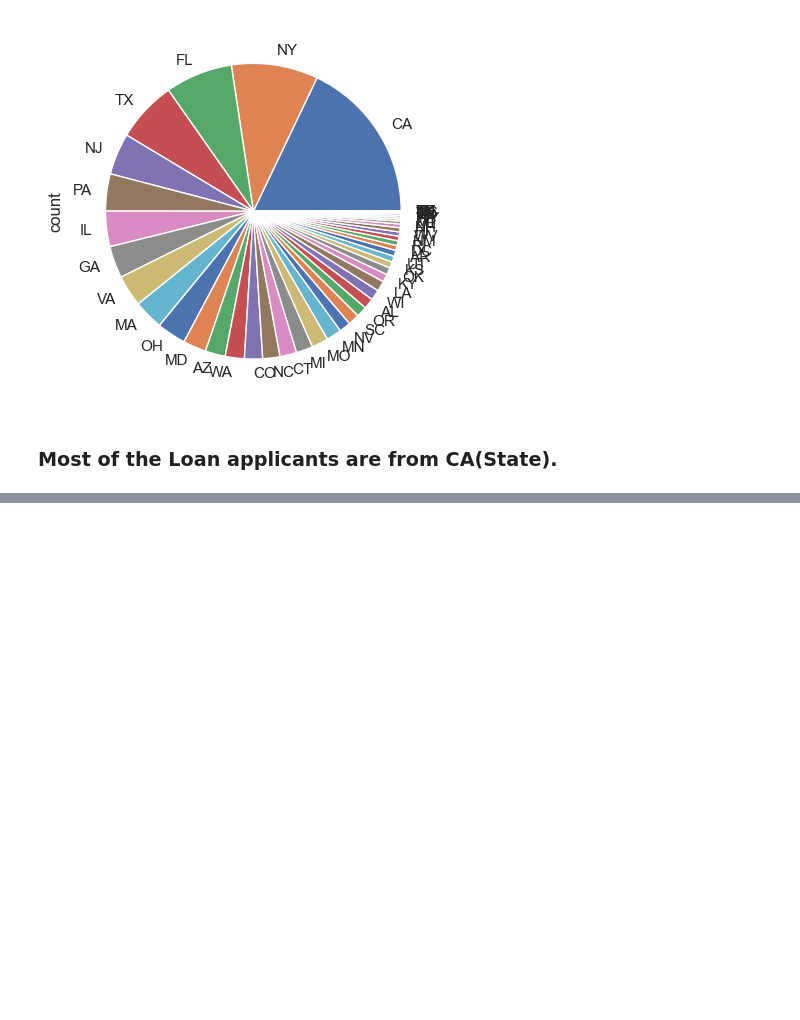
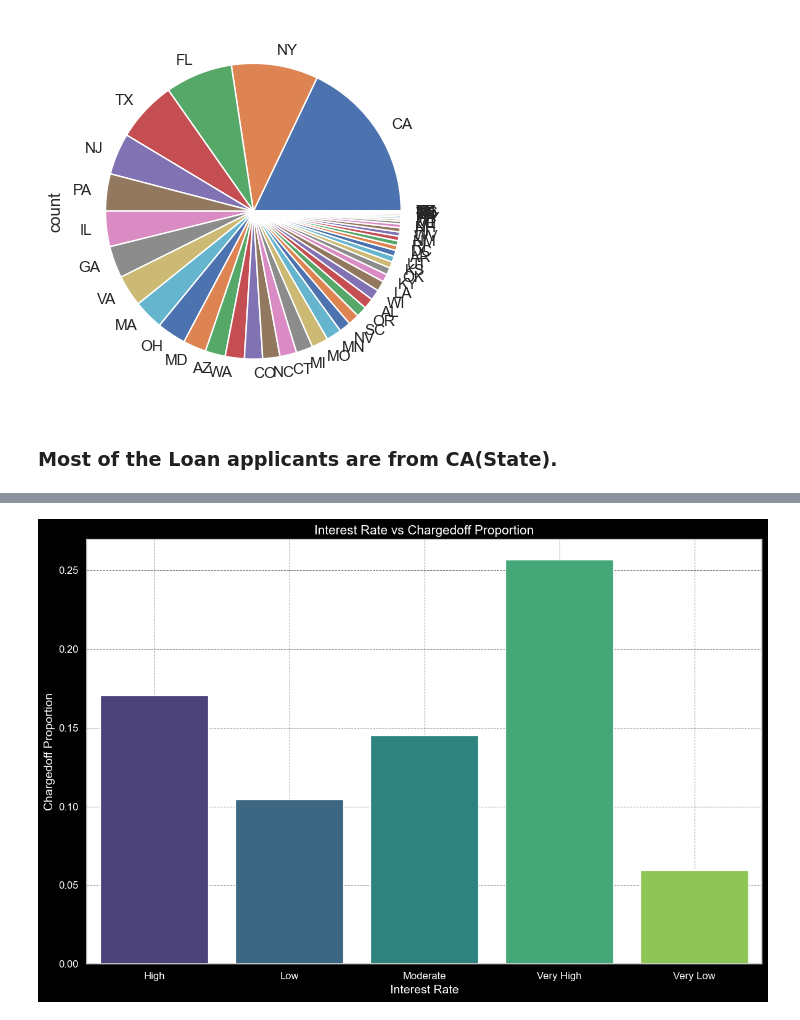
Before and after one commit to chandansharma10698/LendingClubCaseStudy, a Jupyter notebook: chandan_sharma_brk.ipynb, the cells around one changed output, grey strips where cells are left out. Saved outputs shown, nothing was run; the diff lists cells and outputs as text; code cells hidden in the pictures; blank space fills up the shorter version.

```diff
--- a/chandan_sharma_brk.ipynb
+++ b/chandan_sharma_brk.ipynb
@@ -964,0 +1021,7 @@ df_Loan['addr_state'].value_counts().plot(kind="pie")
+# %%
+#Bivariate Analysis on Intrest rate  against Chargedoff_Proportion -
+
+interest_vs_loan = df_Loan.groupby(['int_rate_b', 'loan_status']).loan_status.count().unstack().fillna(0).reset_index()
+interest_vs_loan['Total'] = interest_vs_loan['Charged Off']+ interest_vs_loan['Fully Paid']
+interest_vs_loan['Chargedoff_Proportion'] = interest_vs_loan['Charged Off'] / interest_vs_loan['Total']
+interest_vs_loan.sort_values('Chargedoff_Proportion', ascending=False)
@@ -964,0 +1035,27 @@ df_Loan['addr_state'].value_counts().plot(kind="pie")
+# %%
+def plot_interest_rate_vs_chargedoff(df):
+    # Create a subplot with a specific figure size and face color
+    fig, ax1 = plt.subplots(figsize=(12, 8), facecolor='black')  # Blue background
+
+    # Create the bar plot
+    sns.barplot(x='int_rate_b', y='Chargedoff_Proportion', data=df, ax=ax1, palette='viridis')
+
+    # Set the title and labels
+    ax1.set_title('Interest Rate vs Chargedoff Proportion', fontsize=15, color='white')
+    ax1.set_xlabel('Interest Rate', fontsize=14, color='white')
+    ax1.set_ylabel('Chargedoff Proportion', fontsize=14, color='white')
+
+    # Customize ticks
+    ax1.tick_params(axis='both', labelsize=12, colors='white')
+
+    # Add gridlines for better readability
+    ax1.grid(True, which='both', linestyle='--', linewidth=0.7, color='grey')
+
+    # Adjust layout to prevent clipping of labels
+    plt.tight_layout()
+    plt.show()
+
+# Usage
+plot_interest_rate_vs_chargedoff(interest_vs_loan)
+# %% [output]
+[figure, added]
```
Also changed, not shown: parts of 29 cells of this notebook.
